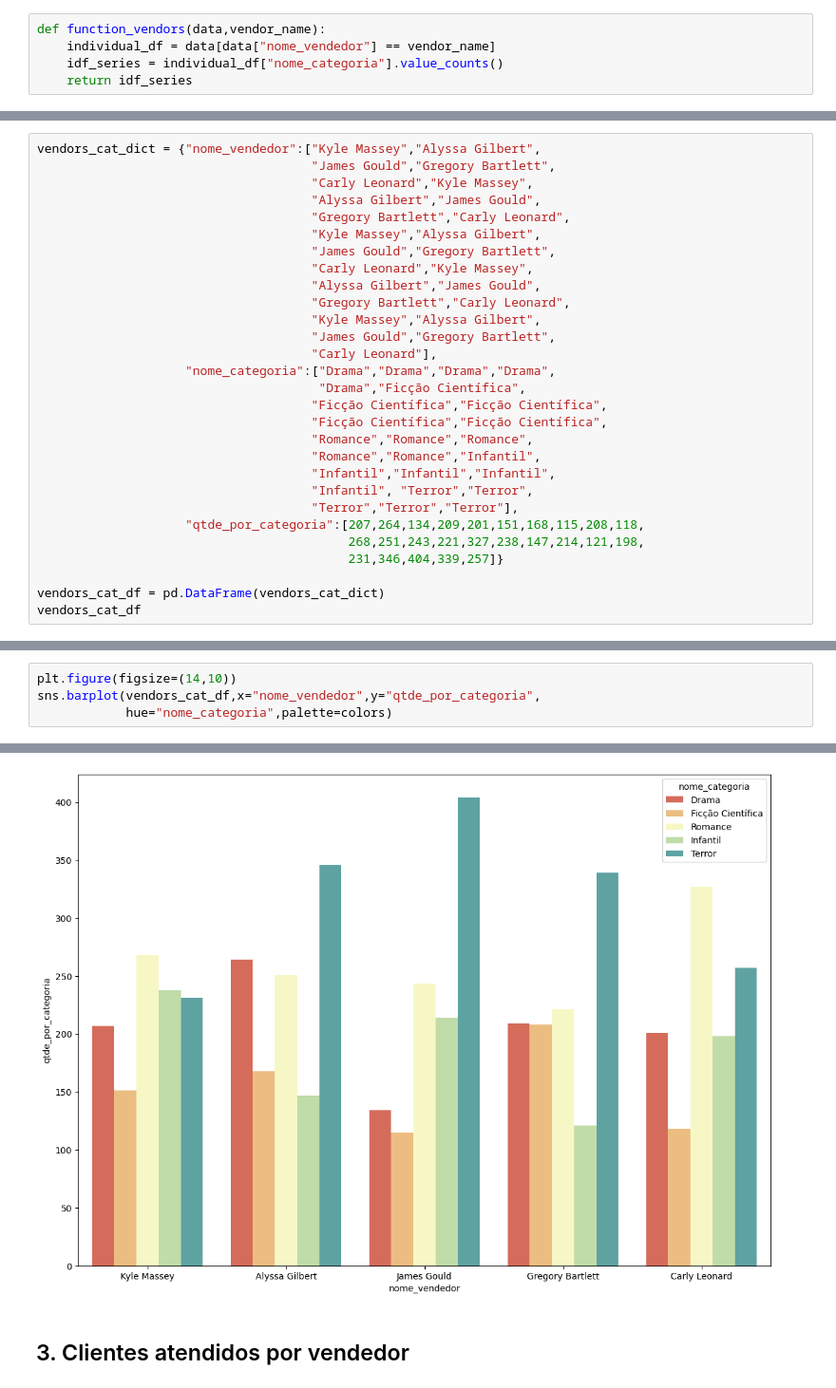
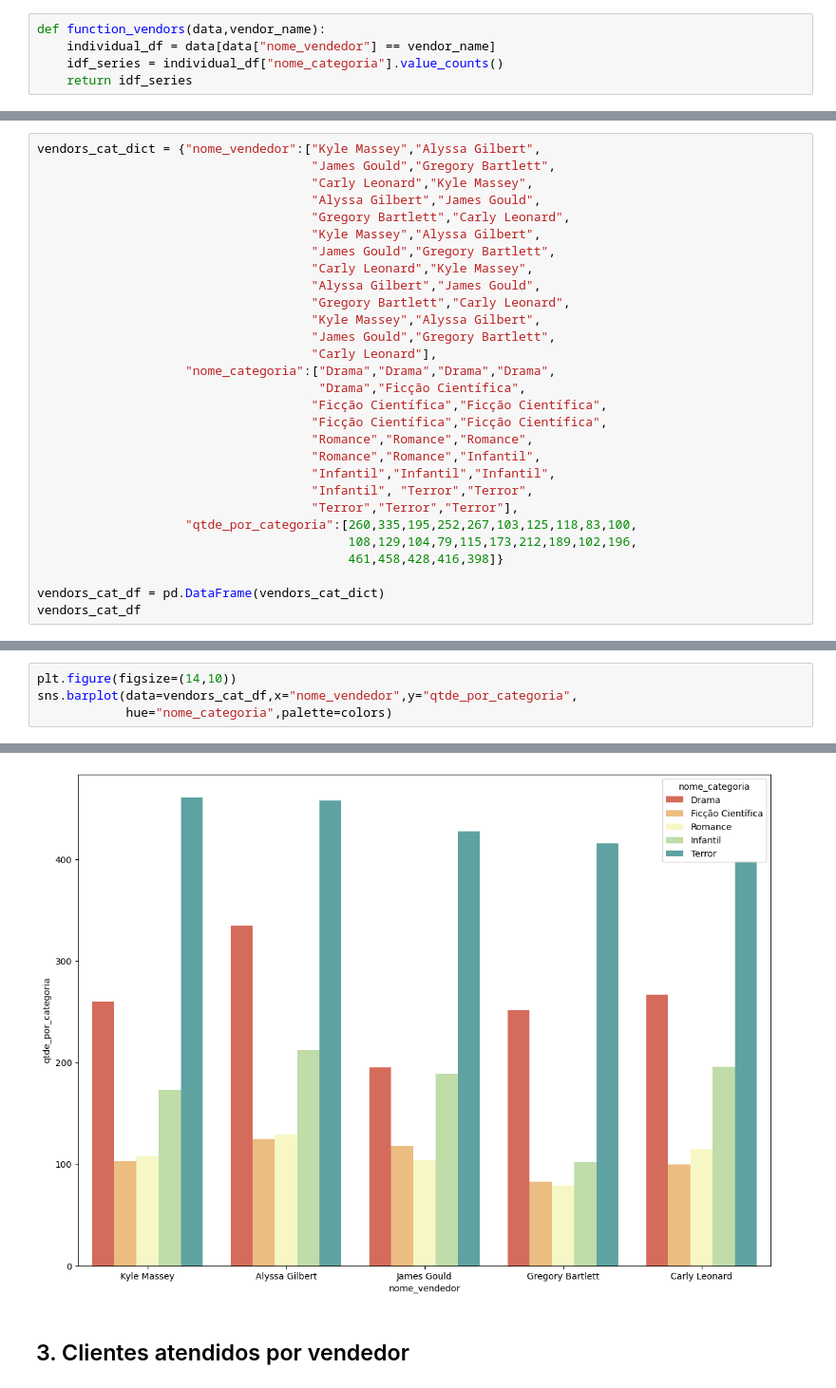
Before and after one commit to n3vrmr/data_studies, a Jupyter notebook: notebooks/1_python .ipynb, the cells around one changed output, grey strips where cells are left out. Shown: that part at 95% size. Cells and saved outputs as stored; diff of their text form.

```diff
--- a/notebooks/1_python .ipynb
+++ b/notebooks/1_python .ipynb
@@ -874,9 +879,9 @@ vendors_cat_dict = {"nome_vendedor":["Kyle Massey","Alyssa Gilbert",
                                      "Infantil","Infantil","Infantil",
                                      "Infantil", "Terror","Terror",
                                      "Terror","Terror","Terror"],
-                    "qtde_por_categoria":[207,264,134,209,201,151,168,115,208,118,
-                                          268,251,243,221,327,238,147,214,121,198,
-                                          231,346,404,339,257]}
+                    "qtde_por_categoria":[260,335,195,252,267,103,125,118,83,100,
+                                          108,129,104,79,115,173,212,189,102,196,
+                                          461,458,428,416,398]}
 
 vendors_cat_df = pd.DataFrame(vendors_cat_dict)
 vendors_cat_df
@@ -901,5 +906,5 @@ vendors_cat_df
 # %%
 plt.figure(figsize=(14,10))
-sns.barplot(vendors_cat_df,x="nome_vendedor",y="qtde_por_categoria",
+sns.barplot(data=vendors_cat_df,x="nome_vendedor",y="qtde_por_categoria",
             hue="nome_categoria",palette=colors)
 # %% [output]
@@ -907,4 +912,4 @@ sns.barplot(vendors_cat_df,x="nome_vendedor",y="qtde_por_categoria",
-[figure, old version]
+[figure, new version]
 # %% [markdown]
 ## 3. Clientes atendidos por vendedor
 # %%
```
Also changed, not shown: parts of 42 cells of this notebook.
